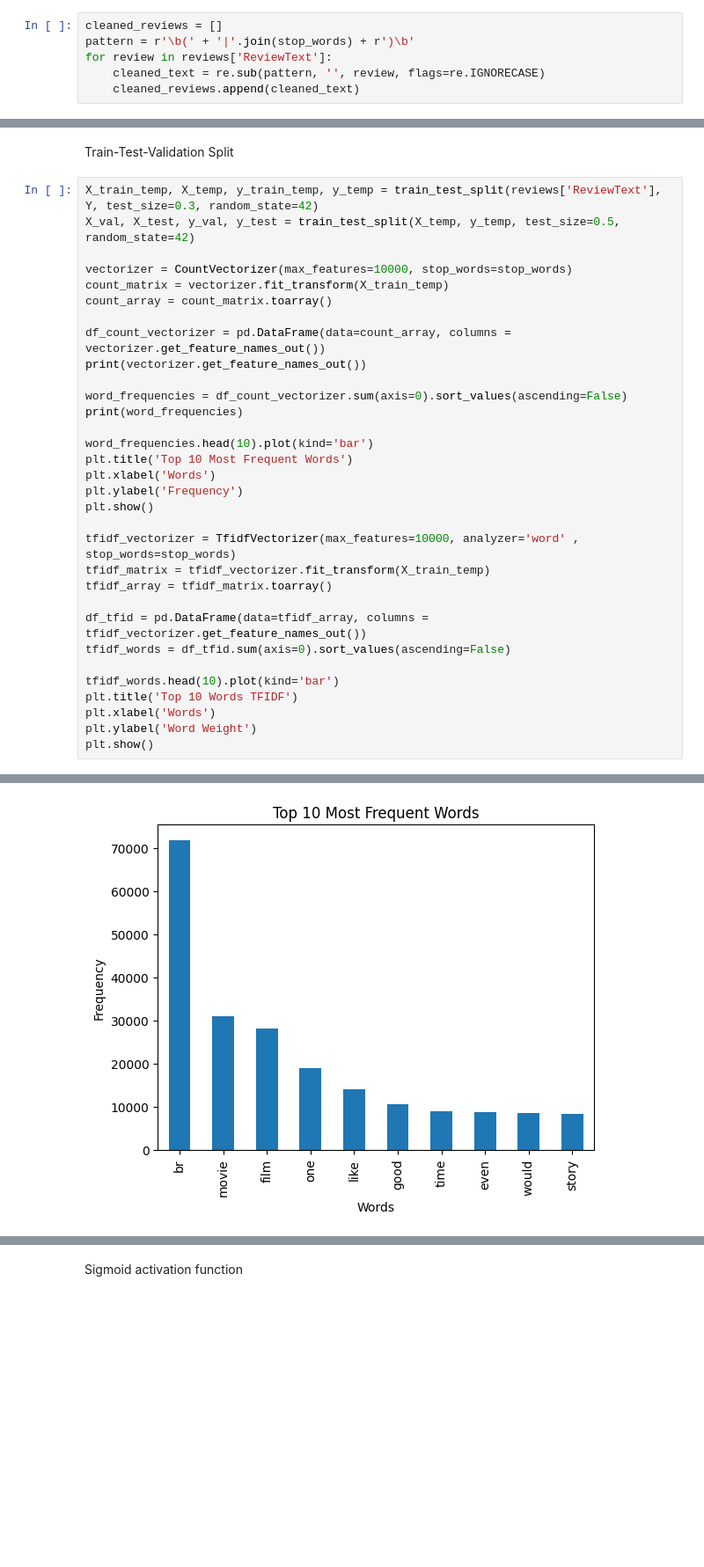
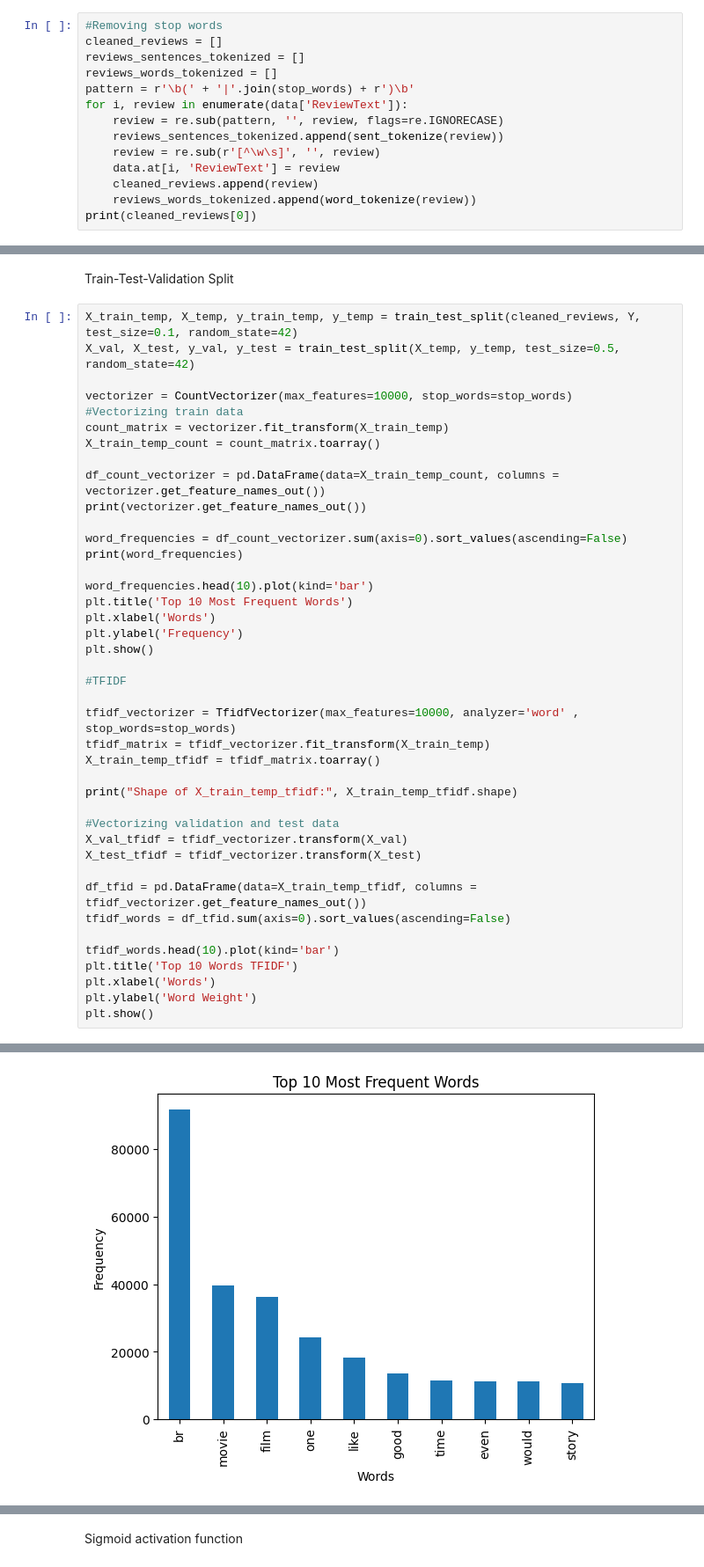
Before and after one commit to foxide123/Assignment-6-ML, a Jupyter notebook: Neural networks I - Sentiment analysis.ipynb, the cells around one changed output, grey strips where cells are left out. Shown at 88% size. Cells and saved outputs as stored; diff of their text form; blank space fills up the shorter version.

```diff
--- a/Neural networks I - Sentiment analysis.ipynb
+++ b/Neural networks I - Sentiment analysis.ipynb
@@ -75,8 +99,16 @@ stop_words = ["i", "me", "my", "myself", "we", "our", "ours", "ourselves", "you"
 # %% [markdown]
 Cleaning text
 # %%
+#Removing stop words
 cleaned_reviews = []
+reviews_sentences_tokenized = []
+reviews_words_tokenized = []
 pattern = r'\b(' + '|'.join(stop_words) + r')\b'
-for review in reviews['ReviewText']:
-    cleaned_text = re.sub(pattern, '', review, flags=re.IGNORECASE)
-    cleaned_reviews.append(cleaned_text)
+for i, review in enumerate(data['ReviewText']):
+    review = re.sub(pattern, '', review, flags=re.IGNORECASE)
+    reviews_sentences_tokenized.append(sent_tokenize(review))
+    review = re.sub(r'[^\w\s]', '', review)
+    data.at[i, 'ReviewText'] = review
+    cleaned_reviews.append(review)
+    reviews_words_tokenized.append(word_tokenize(review))
+print(cleaned_reviews[0])
@@ -83,14 +140,15 @@ for review in reviews['ReviewText']:
 # %% [markdown]
 Train-Test-Validation Split
 # %%
-X_train_temp, X_temp, y_train_temp, y_temp = train_test_split(reviews['ReviewText'], Y, test_size=0.3, random_state=42)
+X_train_temp, X_temp, y_train_temp, y_temp = train_test_split(cleaned_reviews, Y, test_size=0.1, random_state=42)
 X_val, X_test, y_val, y_test = train_test_split(X_temp, y_temp, test_size=0.5, random_state=42)
 
 vectorizer = CountVectorizer(max_features=10000, stop_words=stop_words)
+#Vectorizing train data
 count_matrix = vectorizer.fit_transform(X_train_temp)
-count_array = count_matrix.toarray()
+X_train_temp_count = count_matrix.toarray()
 
-df_count_vectorizer = pd.DataFrame(data=count_array, columns = vectorizer.get_feature_names_out())
+df_count_vectorizer = pd.DataFrame(data=X_train_temp_count, columns = vectorizer.get_feature_names_out())
 print(vectorizer.get_feature_names_out())
 
 word_frequencies = df_count_vectorizer.sum(axis=0).sort_values(ascending=False)
@@ -102,11 +160,19 @@ plt.xlabel('Words')
 plt.ylabel('Frequency')
 plt.show()
 
+#TFIDF
+
 tfidf_vectorizer = TfidfVectorizer(max_features=10000, analyzer='word' , stop_words=stop_words)
 tfidf_matrix = tfidf_vectorizer.fit_transform(X_train_temp)
-tfidf_array = tfidf_matrix.toarray()
+X_train_temp_tfidf = tfidf_matrix.toarray()
 
-df_tfid = pd.DataFrame(data=tfidf_array, columns = tfidf_vectorizer.get_feature_names_out())
+print("Shape of X_train_temp_tfidf:", X_train_temp_tfidf.shape)
+
+#Vectorizing validation and test data
+X_val_tfidf = tfidf_vectorizer.transform(X_val)
+X_test_tfidf = tfidf_vectorizer.transform(X_test)
+
+df_tfid = pd.DataFrame(data=X_train_temp_tfidf, columns = tfidf_vectorizer.get_feature_names_out())
 tfidf_words = df_tfid.sum(axis=0).sort_values(ascending=False)
 
 tfidf_words.head(10).plot(kind='bar')
@@ -130,2 +196,2 @@ coal            21
 Length: 10000, dtype: int64
-[figure, old version]
+[figure, new version]
```
Also changed, not shown: parts of 23 cells of this notebook, 3 other files.
